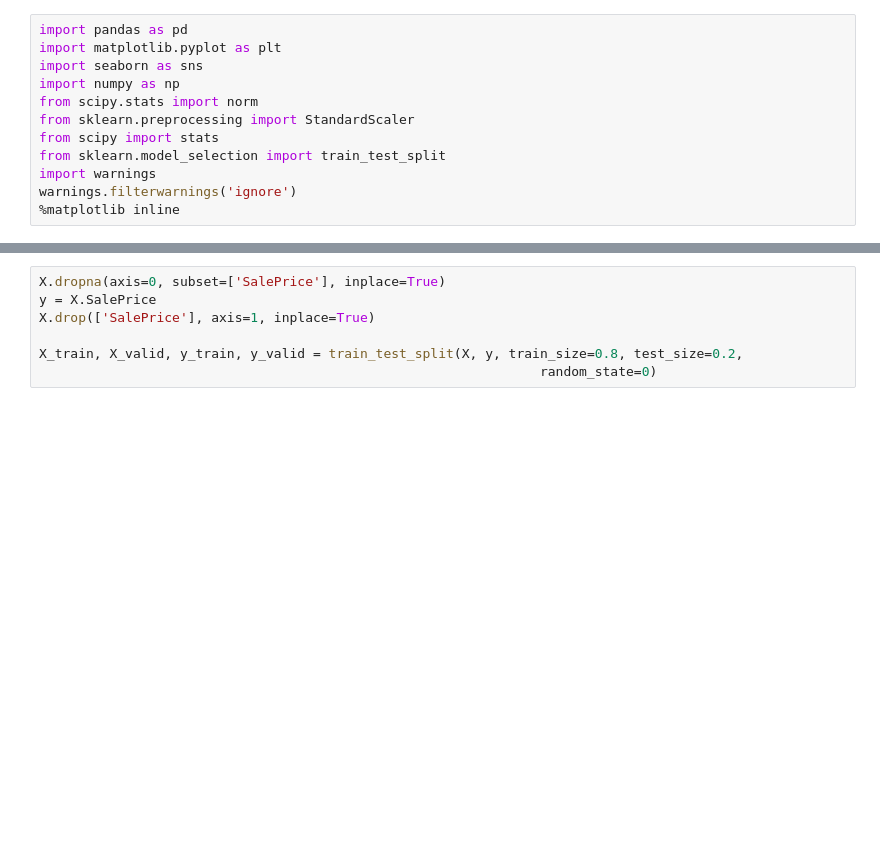
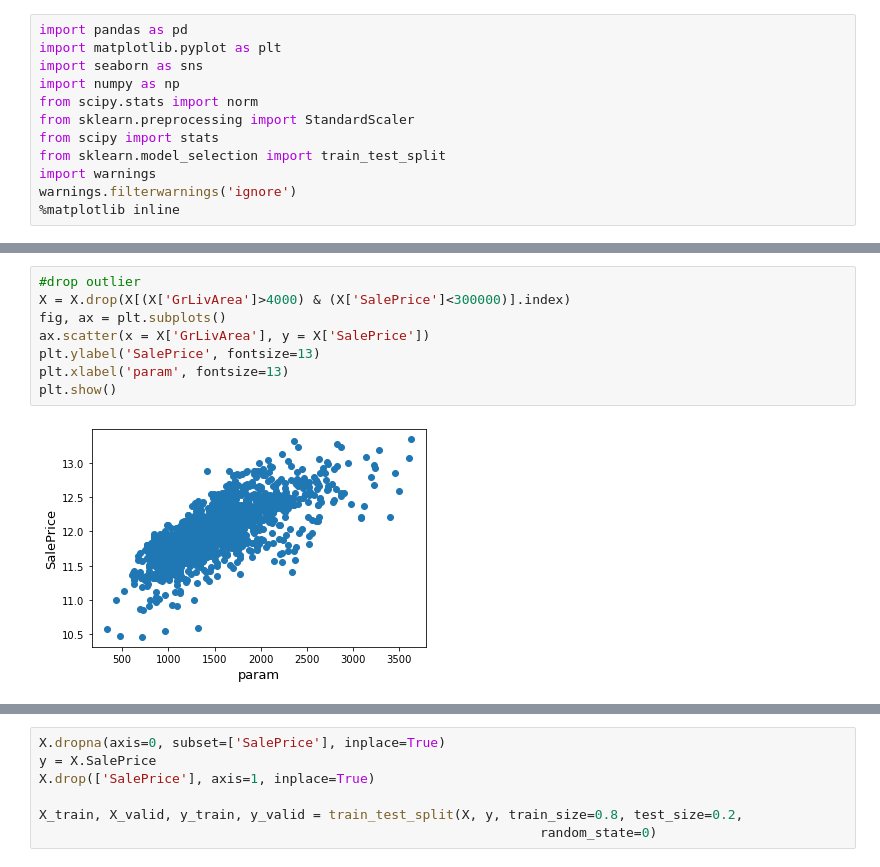
Before and after one commit to safersephy/ML-practice-2021, a Jupyter notebook: House Prices/House Prices.ipynb, the cells around one changed output, grey strips where cells are left out. Saved outputs shown, nothing was run; the diff lists cells and outputs as text; blank space fills up the shorter version.

```diff
--- a/House Prices/House Prices.ipynb
+++ b/House Prices/House Prices.ipynb
@@ -23,0 +64,10 @@ sns.heatmap(df_corr,annot=True)
+# %%
+#drop outlier
+X = X.drop(X[(X['GrLivArea']>4000) & (X['SalePrice']<300000)].index)
+fig, ax = plt.subplots()
+ax.scatter(x = X['GrLivArea'], y = X['SalePrice'])
+plt.ylabel('SalePrice', fontsize=13)
+plt.xlabel('param', fontsize=13)
+plt.show()
+# %% [output]
+[figure, added]
```
Also changed, not shown: parts of 16 cells of this notebook, 4 other files.
